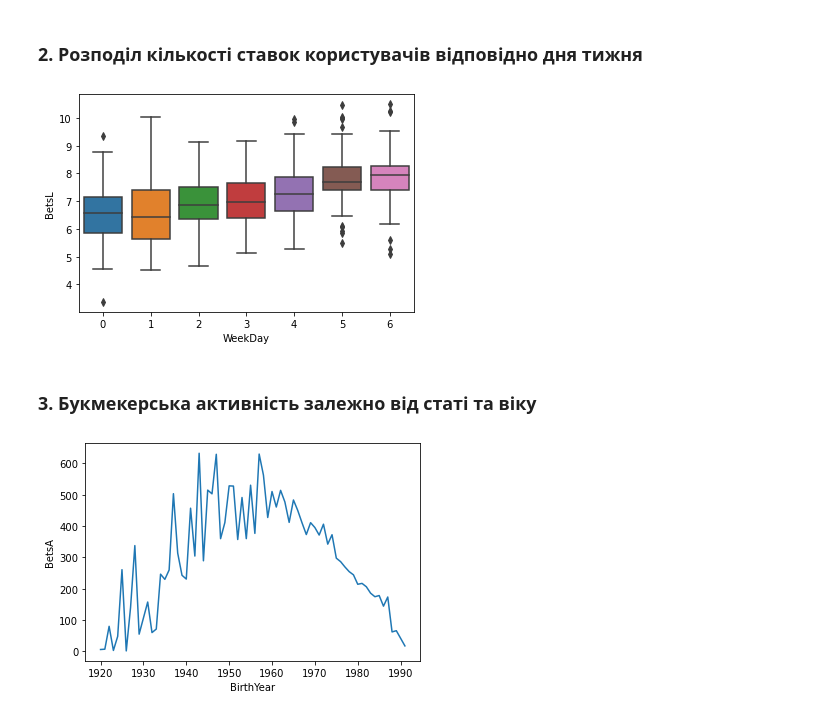
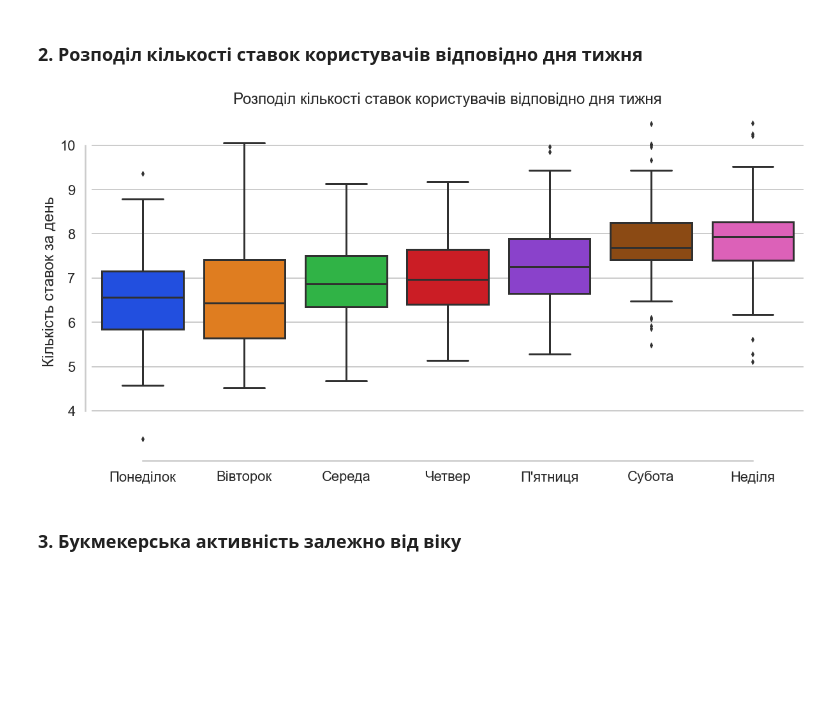
Before and after one commit to MarianDubei/visualization_project, a Jupyter notebook: main.ipynb, the cells around one changed output. Cells and saved outputs as stored; diff of their text form; code cells hidden in the pictures; blank space fills up the shorter version.

```diff
--- a/main.ipynb
+++ b/main.ipynb
@@ -54,13 +90,23 @@ sns.displot(data=fix_live_df, x="ReturnPercentFixed",binrange=(1,200))
 # %% [markdown]
 ### 2. Розподіл кількості ставок користувачів відповідно дня тижня
-# %%
-ax = sns.boxplot(x="WeekDay", y="BetsL", data=day_df)
-# %% [output]
-[figure, removed]
+# %%
+sns.set_style("whitegrid")
+plt.rcParams["figure.figsize"] = (20,10)
+ax = sns.boxplot(
+    x="WeekDay",
+    y="BetsL",
+    data=day_df,
+    palette="bright"
+)
+sns.despine(offset=10, trim=True);
+ax.set(
+    xlabel=None,
+    ylabel="Кількість ставок за день",
+    xticklabels=["Понеділок", "Вівторок", "Середа", "Четвер", "П'ятниця", "Субота", "Неділя"],
+    title="Розподіл кількості ставок користувачів відповідно дня тижня"
+)
+plt.show()
+# %% [output]
+[figure, added]
 # %% [markdown]
-### 3. Букмекерська активність залежно від статі та віку
+### 3. Букмекерська активність залежно від віку
-# %%
-sns.lineplot(x=birthyear_df["BirthYear"], y=birthyear_df["BetsA"])
-plt.show()
-# %% [output]
-[figure, removed]
```
Also changed, not shown: parts of 12 cells of this notebook, 1 other file.
